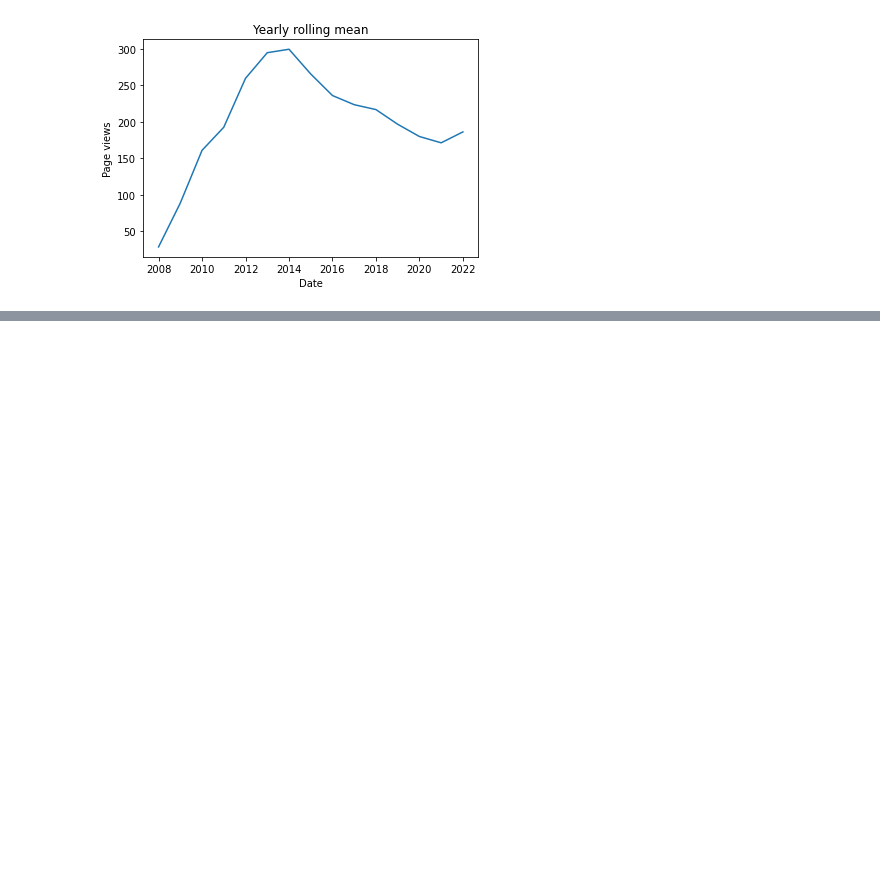
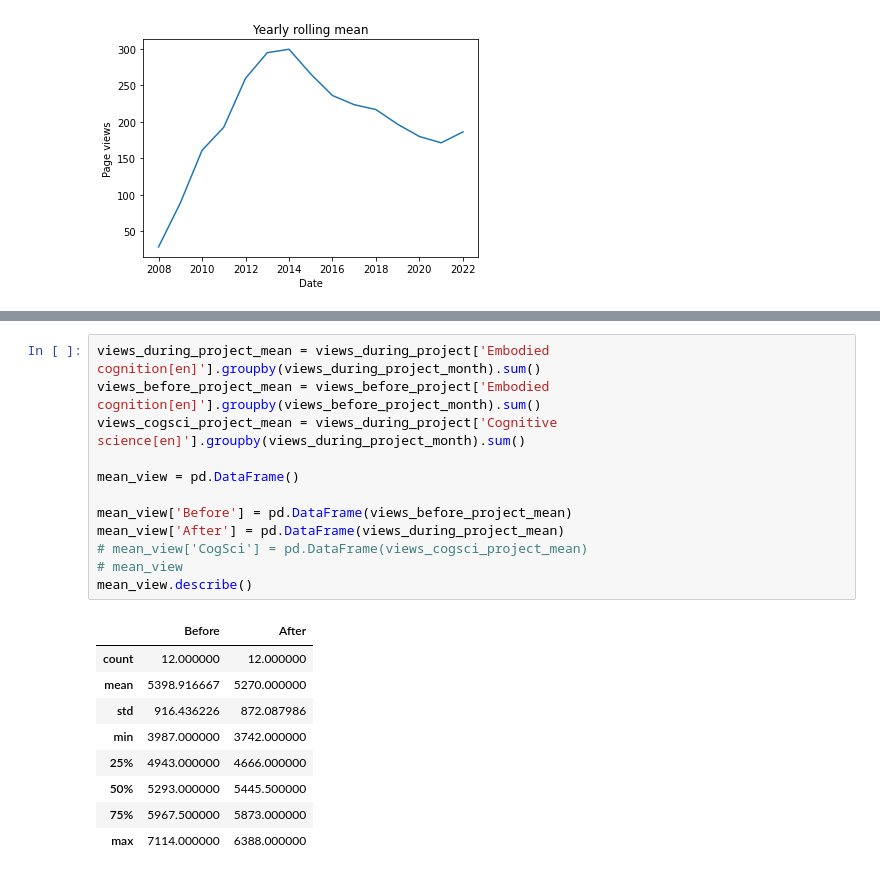
Before and after one commit to JohnMadrid/EC_env_images, a Jupyter notebook: page_visits_analysis.ipynb, the cells around one changed output, grey strips where cells are left out. Drawn from its saved outputs; the diff is of its cells as text; blank space fills up the shorter version.

```diff
--- a/page_visits_analysis.ipynb
+++ b/page_visits_analysis.ipynb
@@ -45,0 +63,22 @@ plt.show()
+# %%
+views_during_project_mean = views_during_project['Embodied cognition[en]'].groupby(views_during_project_month).sum()
+views_before_project_mean = views_before_project['Embodied cognition[en]'].groupby(views_before_project_month).sum()
+views_cogsci_project_mean = views_during_project['Cognitive science[en]'].groupby(views_during_project_month).sum()
+
+mean_view = pd.DataFrame()
+
+mean_view['Before'] = pd.DataFrame(views_before_project_mean)
+mean_view['After'] = pd.DataFrame(views_during_project_mean)
+# mean_view['CogSci'] = pd.DataFrame(views_cogsci_project_mean)
+# mean_view
+mean_view.describe()
+# %% [output]
+|  | Before | After |
+| count | 12.000000 | 12.000000 |
+| mean | 5398.916667 | 5270.000000 |
+| std | 916.436226 | 872.087986 |
+| min | 3987.000000 | 3742.000000 |
+| 25% | 4943.000000 | 4666.000000 |
+| 50% | 5293.000000 | 5445.500000 |
+| 75% | 5967.500000 | 5873.000000 |
+| max | 7114.000000 | 6388.000000 |
```
Also changed, not shown: parts of 4 cells of this notebook.
